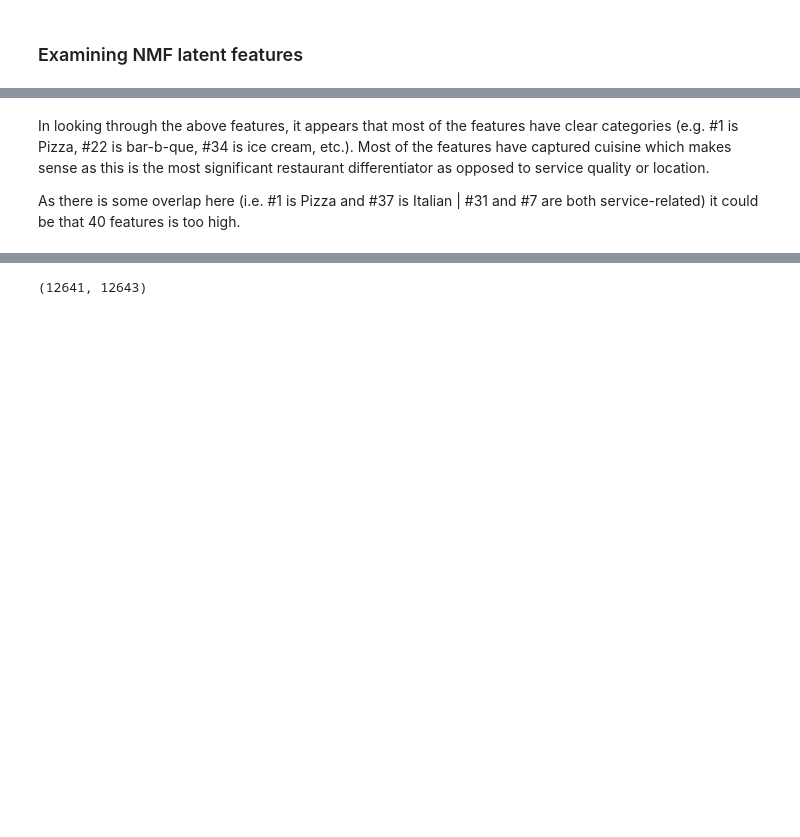
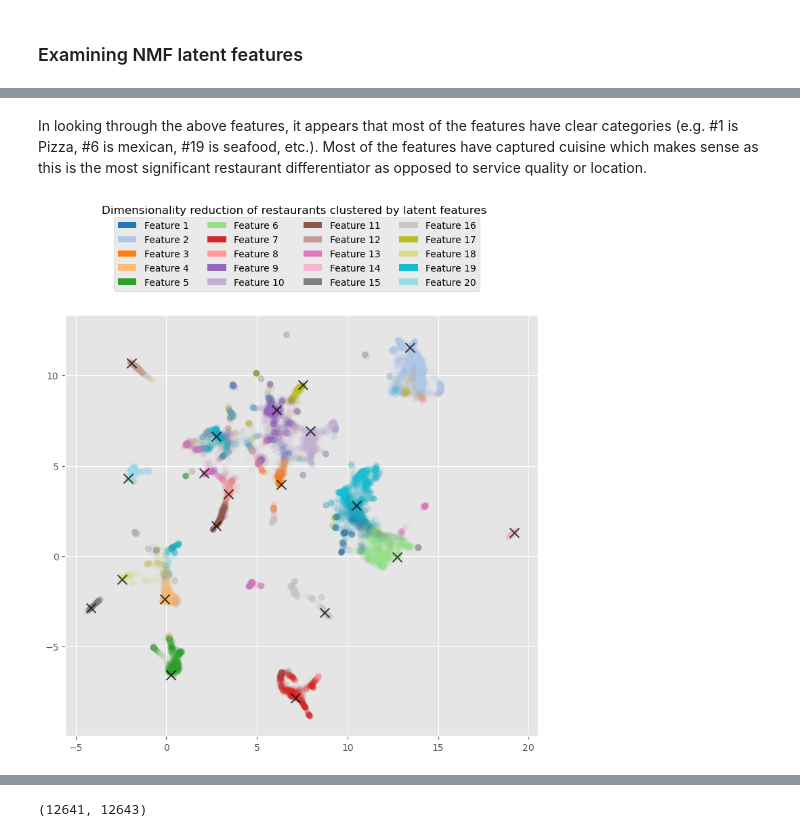
Before and after one commit to crredding/YelpDataset, a Jupyter notebook: RestaurantRecommender.ipynb, the cells around one changed output, grey strips where cells are left out. Saved outputs shown, nothing was run; the diff lists cells and outputs as text; code cells hidden in the pictures; blank space fills up the shorter version.

Commit message:
Added PCA and plotting

```diff
--- a/RestaurantRecommender.ipynb
+++ b/RestaurantRecommender.ipynb
@@ -188,4 +200,30 @@ for i, items in enumerate(most_common_words_per_topic):
 # %% [markdown]
-In looking through the above features, it appears that most of the features have clear categories (e.g. #1 is Pizza, #22 is bar-b-que, #34 is ice cream, etc.). Most of the features have captured cuisine which makes sense as this is the most significant restaurant differentiator as opposed to service quality or location.
-
-As there is some overlap here (i.e. #1 is Pizza and #37 is Italian | #31 and #7 are both service-related) it could be that 40 features is too high.
+In looking through the above features, it appears that most of the features have clear categories (e.g. #1 is Pizza, #6 is mexican, #19 is seafood, etc.). Most of the features have captured cuisine which makes sense as this is the most significant restaurant differentiator as opposed to service quality or location.
+# %%
+# Plotting the latent features after dimensionality reduction.
+umap_embr = umap.UMAP(n_neighbors=10, metric='cosine', min_dist=0.1)#, random_state=42)
+embedding = umap_embr.fit_transform(tfidf)
+embedding = pd.DataFrame(embedding, columns=['x','y'])
+centroids = umap_embr.transform(nmf.components_)
+embedding['hue'] = W.argmax(axis=1)
+# %%
+fig, ax = plt.subplots(figsize=(9, 9))
+legend_list = []
+if num_components <= 20:
+    my_colors = [Category20[num_components][i] for i in embedding.hue]
+    for color in Category20[num_components]:
+        legend_list.append(mpatches.Ellipse((0, 0), 1, 1, fc=color))
+else:
+    my_colors = [viridis(num_components)[i] for i in embedding.hue]
+    for color in viridis(num_components):
+        legend_list.append(mpatches.Ellipse((0, 0), 1, 1, fc=color))
+features = ['Feature {}'.format(i) for i in range(1, num_components+1)]
+ax.scatter(embedding['x'], embedding['y'], c=my_colors, alpha=0.07)
+ax.scatter(centroids[:,0], centroids[:,1], c='black', s=100, alpha=0.7, marker='x')
+plt.suptitle('Dimensionality reduction of restaurants clustered by latent features')
+plt.subplots_adjust(top=0.8)
+fig.legend(legend_list, features, loc=(0.15,0.835), ncol=4)
+
+plt.show()
+# %% [output]
+[figure, added]
```
Also changed, not shown: parts of 21 cells of this notebook.
